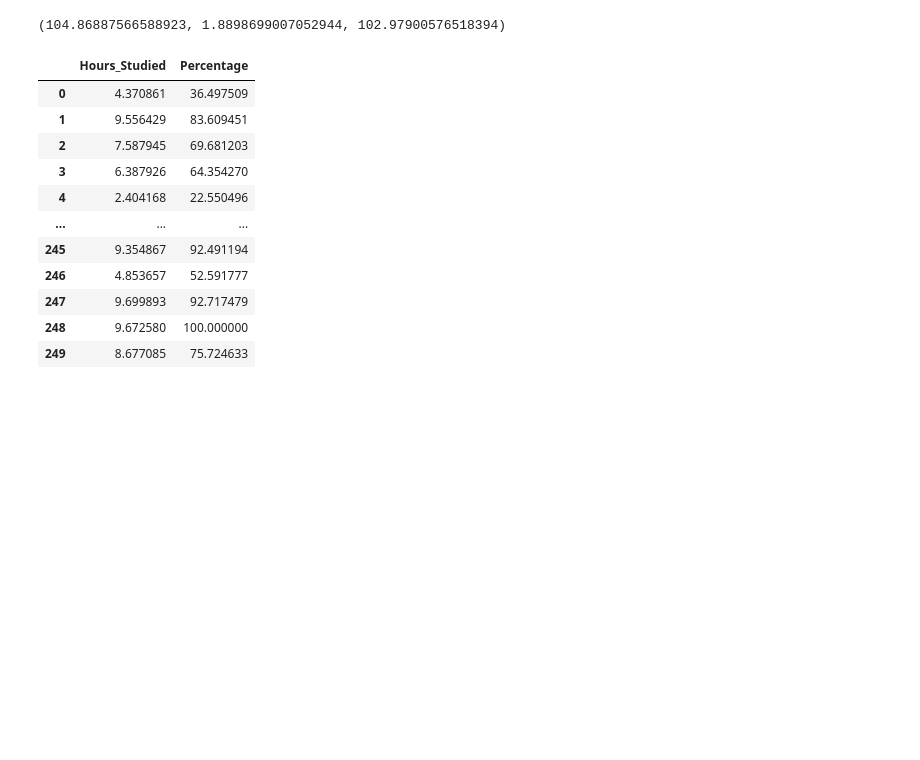
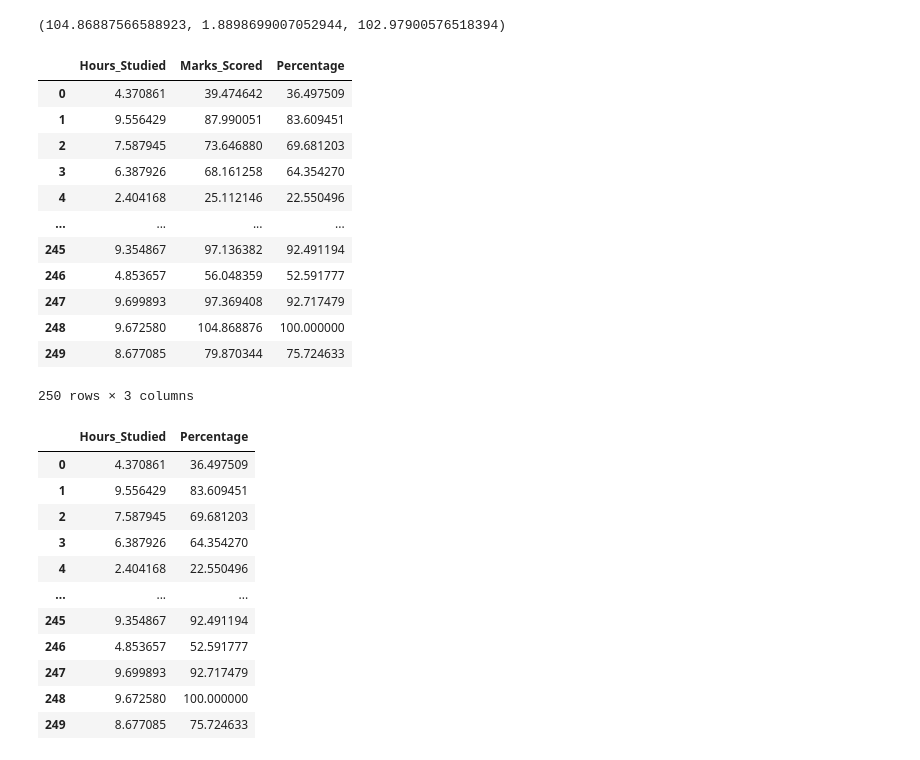
Before and after one commit to jxsrma/AI-NSTI-W-Indore, a Jupyter notebook: LinearRegression.ipynb, the cells around one changed output. Drawn from its saved outputs; the diff is of its cells as text; code cells hidden in the pictures; blank space fills up the shorter version.

```diff
--- a/LinearRegression.ipynb
+++ b/LinearRegression.ipynb
@@ -65,6 +65,22 @@ marks_max,marks_min,dinomitor
 (104.86887566588923, 1.8898699007052944, 102.97900576518394)
 # %%
 df['Percentage'] = ((df['Marks_Scored'] - marks_min)/dinomitor)*100
+df
+# df.to_csv('StudentHourseVSMarks.csv')
+# %% [output]
+|  | Hours_Studied | Marks_Scored | Percentage |
+| 0 | 4.370861 | 39.474642 | 36.497509 |
+| 1 | 9.556429 | 87.990051 | 83.609451 |
+| 2 | 7.587945 | 73.646880 | 69.681203 |
+| 3 | 6.387926 | 68.161258 | 64.354270 |
+| 4 | 2.404168 | 25.112146 | 22.550496 |
+| ... | ... | ... | ... |
+| 245 | 9.354867 | 97.136382 | 92.491194 |
+| 246 | 4.853657 | 56.048359 | 52.591777 |
+| 247 | 9.699893 | 97.369408 | 92.717479 |
+| 248 | 9.672580 | 104.868876 | 100.000000 |
+| 249 | 8.677085 | 79.870344 | 75.724633 |
+250 rows × 3 columns
 # %%
 trainingData = df[['Hours_Studied','Percentage']]
 trainingData
```
Also changed, not shown: parts of 11 cells of this notebook, 5 other files.
